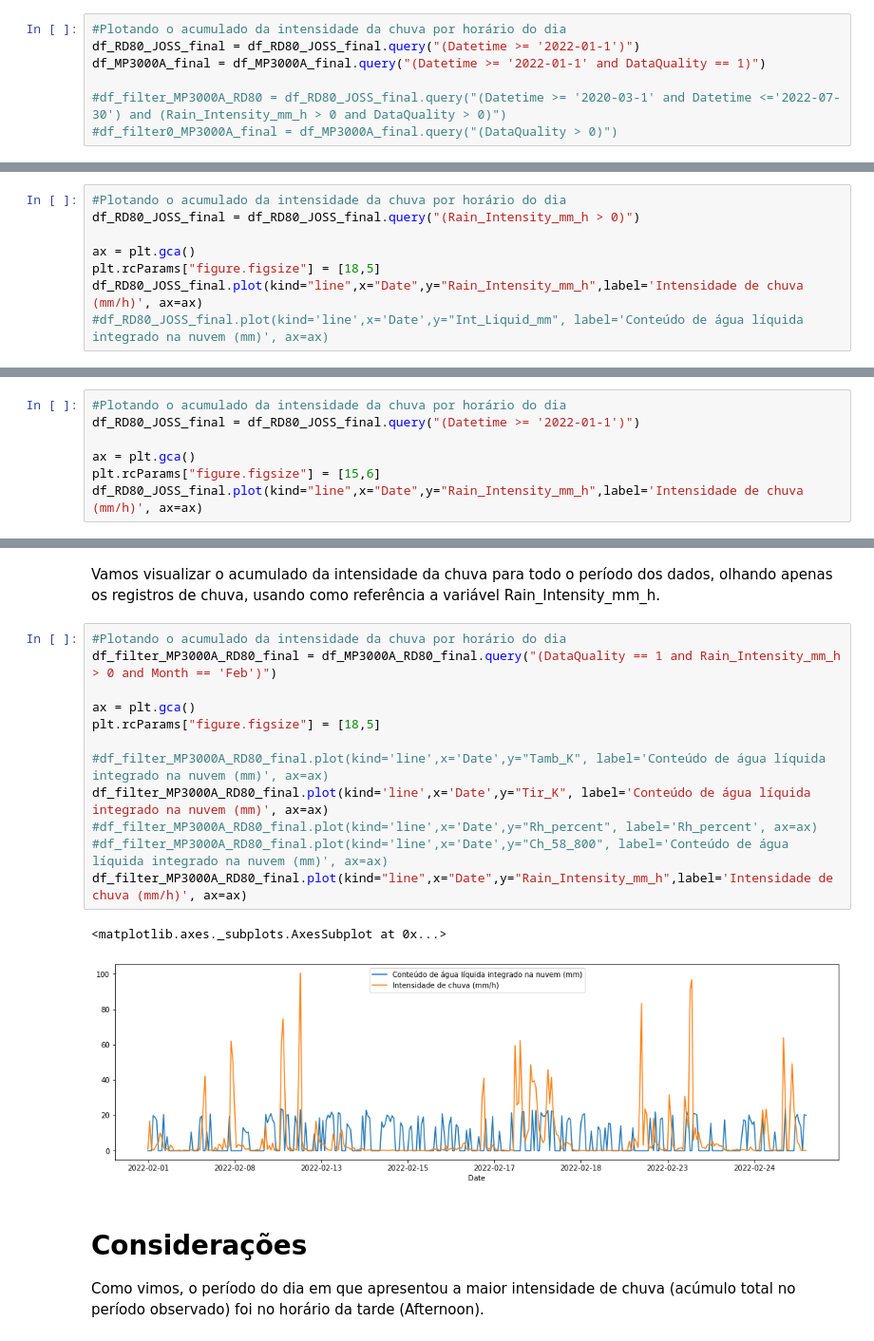
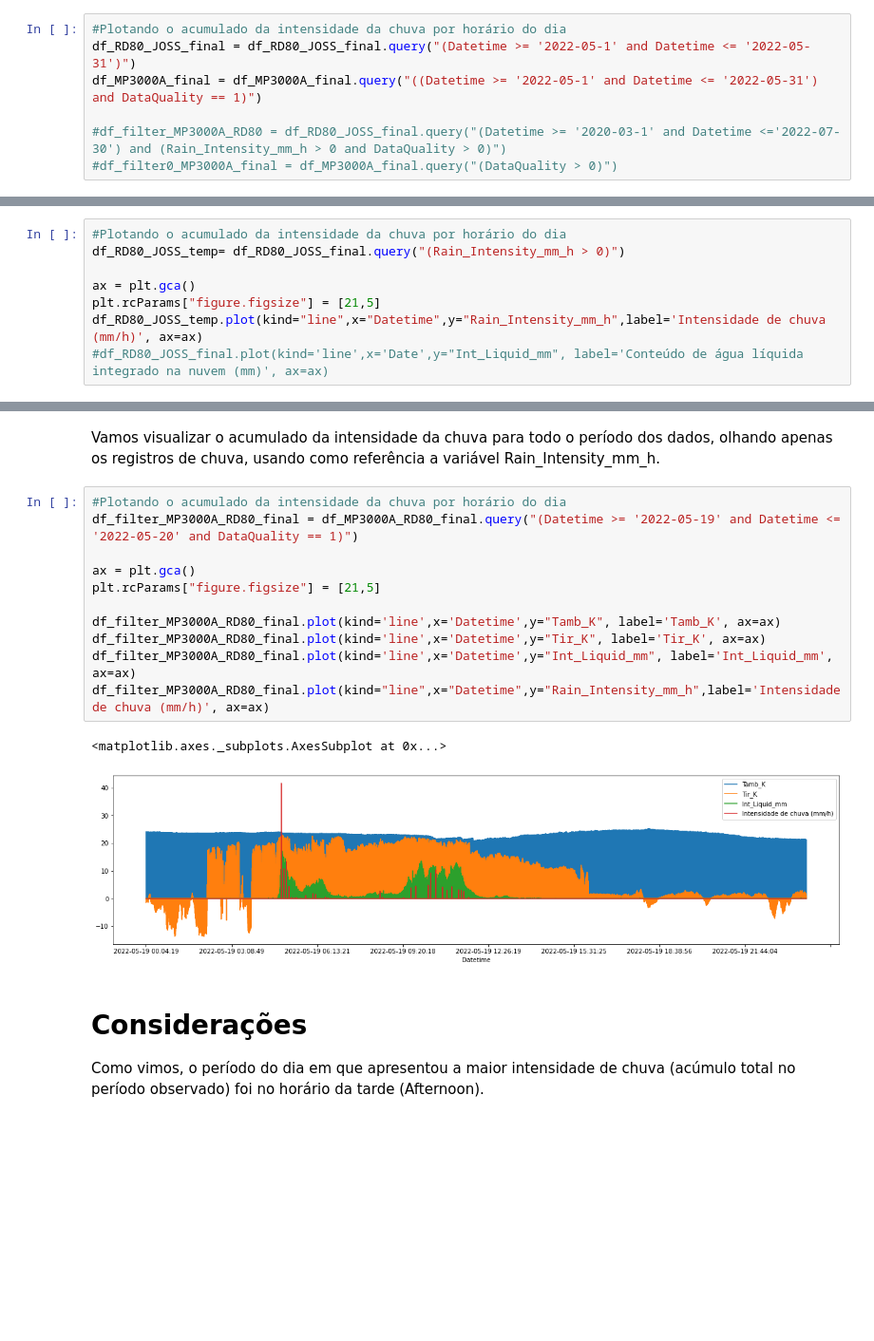
Before and after one commit to lourencocavalcante/Introduction-to-Data-Science, a Jupyter notebook: CAP394_2022_ProjetoFinal_EDA.ipynb, the cells around one changed output, grey strips where cells are left out. Shown at 95% size. Saved outputs shown, nothing was run; the diff lists cells and outputs as text; blank space fills up the shorter version.

```diff
--- a/CAP394_2022_ProjetoFinal_EDA.ipynb
+++ b/CAP394_2022_ProjetoFinal_EDA.ipynb
@@ -99,7 +99,7 @@ Na nossa EDA, iremos utilizar somente os dados do ano de 2022. Vamos aplicar um
 # %%
 #Plotando o acumulado da intensidade da chuva por horário do dia
-df_RD80_JOSS_final = df_RD80_JOSS_final.query("(Datetime >= '2022-01-1')")
-df_MP3000A_final = df_MP3000A_final.query("(Datetime >= '2022-01-1' and DataQuality == 1)")
+df_RD80_JOSS_final = df_RD80_JOSS_final.query("(Datetime >= '2022-05-1' and Datetime <= '2022-05-31')")
+df_MP3000A_final = df_MP3000A_final.query("((Datetime >= '2022-05-1' and Datetime <= '2022-05-31') and DataQuality == 1)")
 
 #df_filter_MP3000A_RD80 = df_RD80_JOSS_final.query("(Datetime >= '2020-03-1' and Datetime <='2022-07-30') and (Rain_Intensity_mm_h > 0 and DataQuality > 0)")
 #df_filter0_MP3000A_final = df_MP3000A_final.query("(DataQuality > 0)")
@@ -193,11 +193,11 @@ df_MP3000A_final.loc[df_MP3000A_final['DataQuality'] > 0].head(n=2).append(df_MP
 Vamos visualizar o acumulado da intensidade da chuva para todo o período dos dados, olhando apenas os registros de chuva, usando como referência a variável Rain_Intensity_mm_h.
 # %%
 #Plotando o acumulado da intensidade da chuva por horário do dia
-df_RD80_JOSS_final = df_RD80_JOSS_final.query("(Rain_Intensity_mm_h > 0)")
+df_RD80_JOSS_temp= df_RD80_JOSS_final.query("(Rain_Intensity_mm_h > 0)")
 
 ax = plt.gca()
-plt.rcParams["figure.figsize"] = [18,5]
-df_RD80_JOSS_final.plot(kind="line",x="Date",y="Rain_Intensity_mm_h",label='Intensidade de chuva (mm/h)', ax=ax)
+plt.rcParams["figure.figsize"] = [21,5]
+df_RD80_JOSS_temp.plot(kind="line",x="Datetime",y="Rain_Intensity_mm_h",label='Intensidade de chuva (mm/h)', ax=ax)
 #df_RD80_JOSS_final.plot(kind='line',x='Date',y="Int_Liquid_mm", label='Conteúdo de água líquida integrado na nuvem (mm)', ax=ax)
 # %% [output]
 <matplotlib.axes._subplots.AxesSubplot at 0x...>
@@ -207,7 +204,0 @@ Vamos visualizar o acumulado da intensidade da chuva somente para o ano de **202
-# %%
-#Plotando o acumulado da intensidade da chuva por horário do dia
-df_RD80_JOSS_final = df_RD80_JOSS_final.query("(Datetime >= '2022-01-1')")
-
-ax = plt.gca()
-plt.rcParams["figure.figsize"] = [15,6]
-df_RD80_JOSS_final.plot(kind="line",x="Date",y="Rain_Intensity_mm_h",label='Intensidade de chuva (mm/h)', ax=ax)
@@ -386,19 +406,18 @@ plt.show()
 Vamos visualizar o acumulado da intensidade da chuva para todo o período dos dados, olhando apenas os registros de chuva, usando como referência a variável Rain_Intensity_mm_h.
 # %%
 #Plotando o acumulado da intensidade da chuva por horário do dia
-df_filter_MP3000A_RD80_final = df_MP3000A_RD80_final.query("(DataQuality == 1 and Rain_Intensity_mm_h > 0 and Month == 'Feb')")
+df_filter_MP3000A_RD80_final = df_MP3000A_RD80_final.query("(Datetime >= '2022-05-19' and Datetime <= '2022-05-20' and DataQuality == 1)")
 
 ax = plt.gca()
-plt.rcParams["figure.figsize"] = [18,5]
+plt.rcParams["figure.figsize"] = [21,5]
 
-#df_filter_MP3000A_RD80_final.plot(kind='line',x='Date',y="Tamb_K", label='Conteúdo de água líquida integrado na nuvem (mm)', ax=ax)
-df_filter_MP3000A_RD80_final.plot(kind='line',x='Date',y="Tir_K", label='Conteúdo de água líquida integrado na nuvem (mm)', ax=ax)
-#df_filter_MP3000A_RD80_final.plot(kind='line',x='Date',y="Rh_percent", label='Rh_percent', ax=ax)
-#df_filter_MP3000A_RD80_final.plot(kind='line',x='Date',y="Ch_58_800", label='Conteúdo de água líquida integrado na nuvem (mm)', ax=ax)
-df_filter_MP3000A_RD80_final.plot(kind="line",x="Date",y="Rain_Intensity_mm_h",label='Intensidade de chuva (mm/h)', ax=ax)
+df_filter_MP3000A_RD80_final.plot(kind='line',x='Datetime',y="Tamb_K", label='Tamb_K', ax=ax)
+df_filter_MP3000A_RD80_final.plot(kind='line',x='Datetime',y="Tir_K", label='Tir_K', ax=ax)
+df_filter_MP3000A_RD80_final.plot(kind='line',x='Datetime',y="Int_Liquid_mm", label='Int_Liquid_mm', ax=ax)
+df_filter_MP3000A_RD80_final.plot(kind="line",x="Datetime",y="Rain_Intensity_mm_h",label='Intensidade de chuva (mm/h)', ax=ax)
 # %% [output]
 <matplotlib.axes._subplots.AxesSubplot at 0x...>
-[figure, old version]
+[figure, new version]
 # %% [markdown]
 # **Considerações**
 
```
Also changed, not shown: parts of 19 cells of this notebook.
